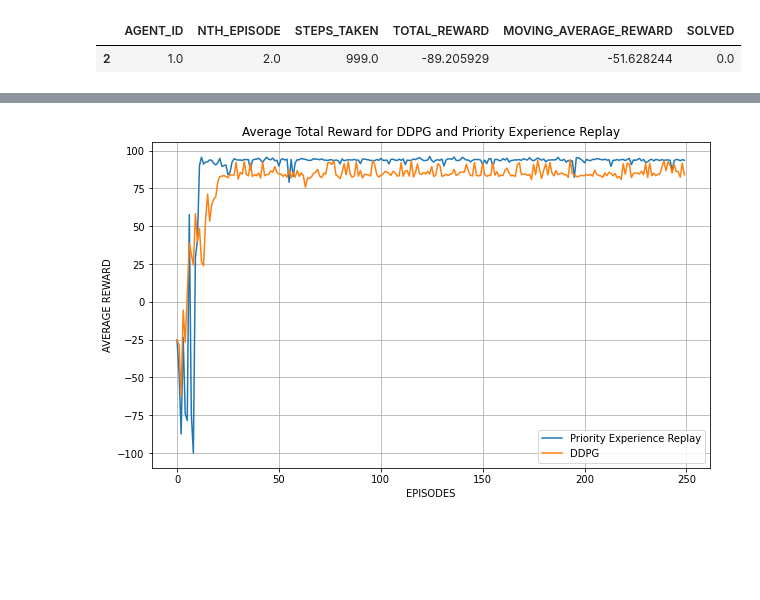
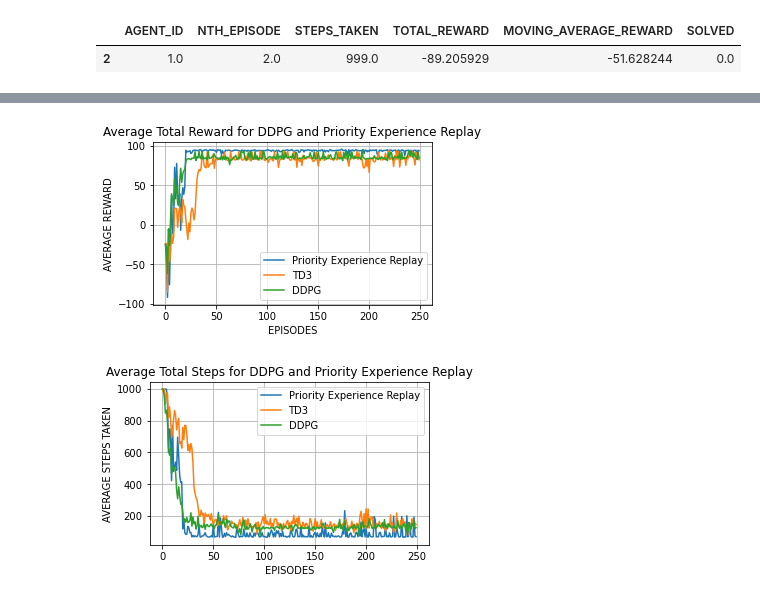
Before and after one commit to MattMorris1996/BathRLProject, a Jupyter notebook: plotting_notebook.ipynb, the cells around one changed output, grey strips where cells are left out. Drawn from its saved outputs; the diff is of its cells as text; code cells hidden in the pictures; blank space fills up the shorter version.

```diff
--- a/plotting_notebook.ipynb
+++ b/plotting_notebook.ipynb
@@ -7,7 +7,7 @@ import pickle
 
 from matplotlib.pyplot import figure
 
-figsize=(10, 6)
+figsize=(5, 3)
 # %%
 columns = [
     'AGENT_ID',
@@ -50,7 +50,7 @@ print(n_agents_per)
 per_agent_dfs = []
 for agent_id in range(n_agents_per):
     print(agent_id)
-    per_agent_dfs.append(pd.read_pickle('./data_initial_test/data_ddpg_agent{}.pk1'.format(agent_id+1)).reset_index(drop=True))
+    per_agent_dfs.append(pd.read_pickle('./data_initial_test/data_ddpg_agent{}.pk1'.format(agent_id)).reset_index(drop=True))
 
 solved_per = []
 not_solved_per = []
@@ -138,8 +219,6 @@ for agent_id in range(n_agents_per):
     ax.set_xlabel("EPISODES")
     ax.set_ylabel("MOVING_AVERAGE_REWARD")
 
-df = per_agent_dfs[1]['TOTAL_REWARD']
-per_df = pd.DataFrame(df)
-
-per_df
+per_mean_reward = pd.DataFrame(per_agent_dfs[0]['TOTAL_REWARD'])
+per_mean_steps = pd.DataFrame(per_agent_dfs[0]['STEPS_TAKEN'])
 # %% [output]
@@ -160,7 +226,14 @@ per_df
 # %%
-for agent_id in range(2,n_agents_per-1):
+for agent_id in solved_per[1:]:
     print(agent_id)
     name = 'TOTAL_REWARD' + str(agent_id)
-    per_df[name] = pd.DataFrame(per_agent_dfs[agent_id]['TOTAL_REWARD'])
-per_df['mean_total_reward'] = per_df.mean(axis=1)
+    name1 = 'STEPS_TAKEN' + str(agent_id)
+
+    per_mean_reward[name] = pd.DataFrame(per_agent_dfs[agent_id]['TOTAL_REWARD'])
+    per_mean_steps[name1] = pd.DataFrame(per_agent_dfs[agent_id]['STEPS_TAKEN'])
+
+per_mean_reward['mean_total_reward'] = per_mean_reward.mean(axis=1)
+per_mean_steps['mean_total_steps'] = per_mean_steps.mean(axis=1)
+
+per_mean_reward['mean_total_reward'].mean()
 # %% [output]
@@ -196,19 +271,48 @@ for agent_id in not_solved_ddpg:
 # %%
-per_df['mean_total_reward'].plot(
+per_mean_reward['mean_total_reward'].plot(
     label="Priority Experience Replay",
     legend=True
 )
-ax = ddpg_df['mean_total_reward'].plot(
+td3_mean_reward['mean_total_reward'].plot(
+    label="TD3",
+    legend=True
+)
+ax = ddpg_mean_reward['mean_total_reward'].plot(
         figsize=figsize,
         grid = True,
         title="Average Total Reward for DDPG and Priority Experience Replay",
         label="DDPG",
         legend=True,
 )
 
 ax.set_xlabel("EPISODES")
 ax.set_ylabel("AVERAGE REWARD")
 
 ax.get_figure().savefig("./Plots/LearningCurve.png")
 # %% [output]
-[figure, old version]
+[figure, new version]
+# %%
+per_mean_steps['mean_total_steps'].plot(
+    label="Priority Experience Replay",
+    legend=True
+)
+
+td3_mean_steps['mean_total_steps'].plot(
+    label="TD3",
+    legend=True
+)
+
+ax = ddpg_mean_steps['mean_total_steps'].plot(
+        figsize=figsize,
+        grid = True,
+        title="Average Total Steps for DDPG and Priority Experience Replay",
+        label="DDPG",
+        legend=True,
+)
+
+ax.set_xlabel("EPISODES")
+ax.set_ylabel("AVERAGE STEPS TAKEN")
+
+ax.get_figure().savefig("./Plots/LearningCurveSteps.png")
+# %% [output]
+[figure, added]
```
Also changed, not shown: parts of 8 cells of this notebook, 3 other files.
